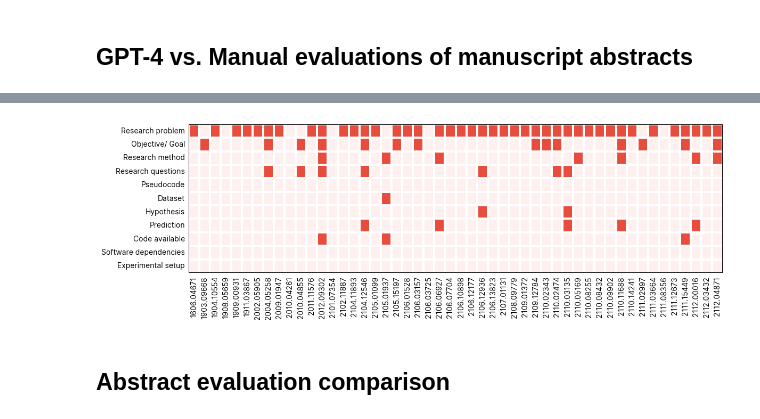
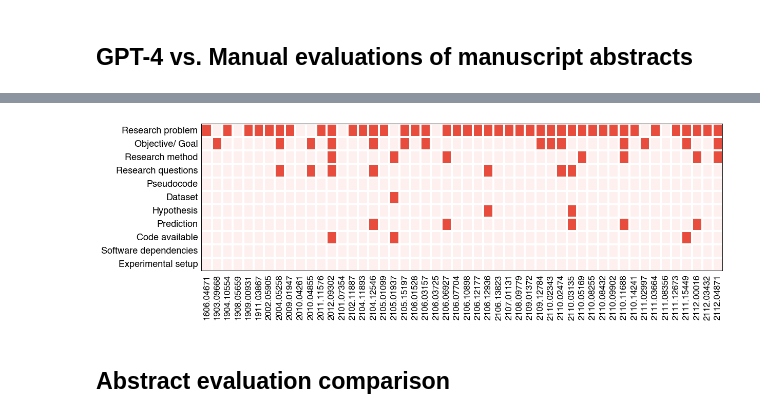
Before and after one commit to Machine-Learning-Pipelines/reproscreener, a Jupyter notebook: docs/manual_evaluation_explorer.ipynb, the cells around one changed output, grey strips where cells are left out. Drawn from its saved outputs; the diff is of its cells as text; code cells hidden in the pictures.

Commit message:
increase font size

```diff
--- a/docs/manual_evaluation_explorer.ipynb
+++ b/docs/manual_evaluation_explorer.ipynb
@@ -64,7 +64,7 @@ from highlight_text import fig_text
 # prop = font_manager.FontProperties(fname=font_dir + font_name)
 
 plt.rcParams['font.family'] = 'sans-serif'
-plt.rcParams['font.sans-serif'] = ['Inter','IBM Plex Sans', 'Larsseit']
+plt.rcParams['font.sans-serif'] = ['Helvetica','IBM Plex Sans', 'Inter', 'Fira Sans']
 # plt.rcParams['font.weight'] = 'medium'
 # plt.rcParams['font.size'] = 12
 # color to #343A40
@@ -368,36 +366,40 @@ import matplotlib.pyplot as plt
 def plot_heatmap_llama(metrics_display_map):
     # Metrics on rows, papers on columns
     heatmap_df = df_abstract_llama32.astype(float).T
     heatmap_df.index = [metrics_display_map.get(m, m.replace("_", " ").title()) for m in heatmap_df.index]
 
     # Two-color scheme (empty, filled)
     custom_cmap = ListedColormap(["#FFF0F0", "#E74C3C"])
 
     fig, ax = plt.subplots(figsize=(12, 4), tight_layout={"pad": 1.5})
 
     # Black frame
     ax.axhline(y=0, color="k", linewidth=1.5)
     ax.axvline(x=0, color="k", linewidth=1.5)
     ax.axhline(y=heatmap_df.shape[0], color="k", linewidth=1.5)
     ax.axvline(x=heatmap_df.shape[1], color="k", linewidth=1.5)
 
     sns.heatmap(heatmap_df, cmap=custom_cmap, cbar=False, linewidths=1.5, ax=ax)
 
     # ax.set(xlabel="Paper", ylabel="Metric")
     # plt.title("LLama 3.2 evaluations on manuscript abstracts")
     ax.set(xlabel="")
     plt.subplots_adjust(top=0.95, left=0.15, right=0.95)
     plt.tight_layout()
     plt.tick_params(axis='both', size=0, pad=5)
-    # Optional:
+
+    for tick in ax.get_xticklabels():
+        tick.set_fontsize(12)
+    for tick in ax.get_yticklabels():
+        tick.set_fontsize(13)
     plt.savefig(current_figures_dir + "hm_abstract_llama32.png", dpi=1280, bbox_inches="tight")
     plt.savefig(thesis_figures_dir + "hm_abstract_llama32.png", dpi=1280, bbox_inches="tight")
-    # ax.set_yticklabels(fontweight="medium")
+
     plt.show()
 
 plot_heatmap_llama(metrics_display_map)
 # %% [output]
-[figure, old version]
+[figure, new version]
 # %% [markdown]
 ## Abstract evaluation comparison
 # %%
```
Also changed, not shown: parts of 2 cells of this notebook, 4 other files.
